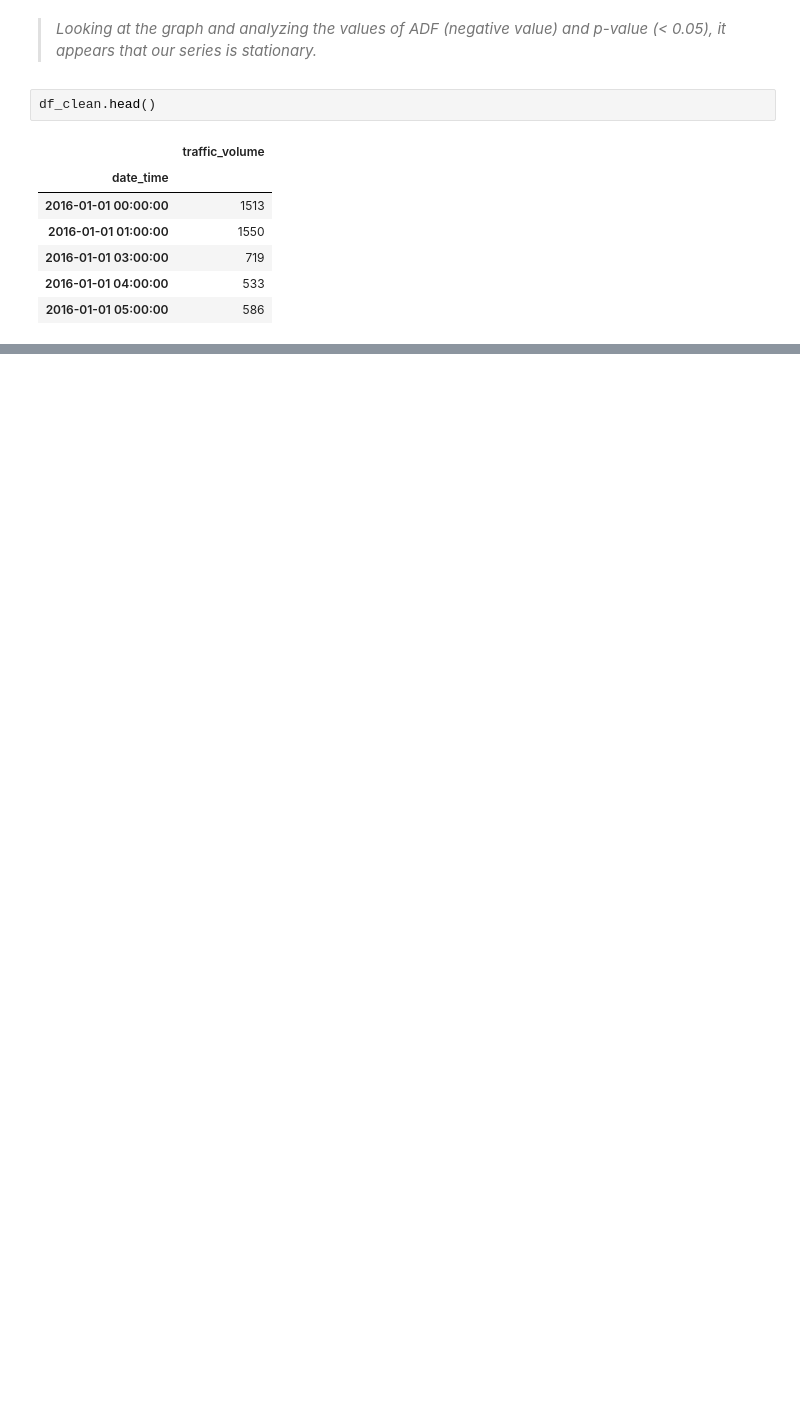
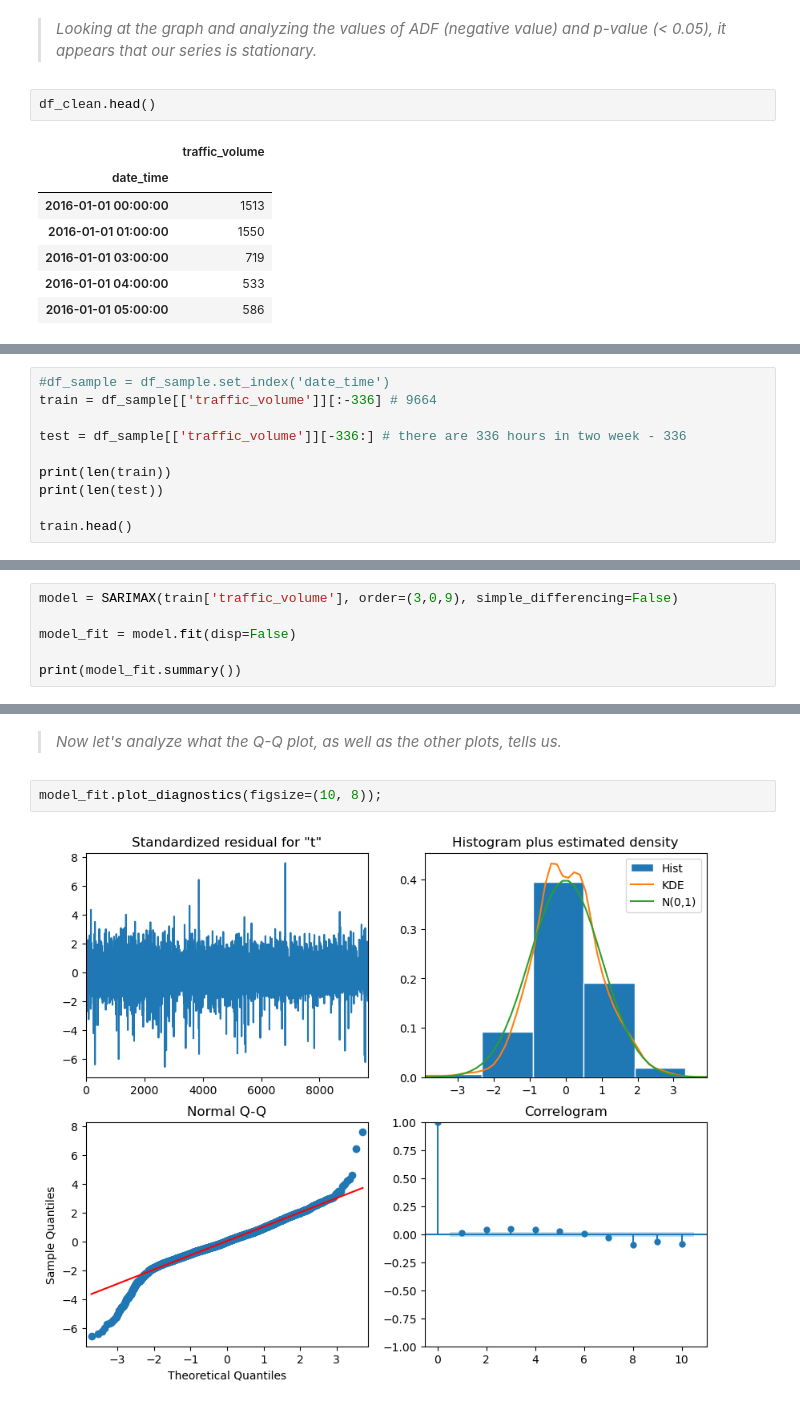
Before and after one commit to srcsergio/Machine-Learning-for-Business, a Jupyter notebook: MachineLearning_for_Business.ipynb, the cells around one changed output, grey strips where cells are left out. Cells and saved outputs as stored; diff of their text form; blank space fills up the shorter version.

```diff
--- a/MachineLearning_for_Business.ipynb
+++ b/MachineLearning_for_Business.ipynb
@@ -388,0 +471,10 @@ p-value: 0.0
+# %%
+#df_sample = df_sample.set_index('date_time')
+train = df_sample[['traffic_volume']][:-336] # 9664
+
+test = df_sample[['traffic_volume']][-336:] # there are 336 hours in two week - 336
+
+print(len(train))
+print(len(test))
+
+train.head()
@@ -388,0 +558,6 @@ p-value: 0.0
+# %%
+model = SARIMAX(train['traffic_volume'], order=(3,0,9), simple_differencing=False)
+
+model_fit = model.fit(disp=False)
+
+print(model_fit.summary())
@@ -388,0 +582,6 @@ p-value: 0.0
+# %% [markdown]
+>_Now let's analyze what the Q-Q plot, as well as the other plots, tells us._
+# %%
+model_fit.plot_diagnostics(figsize=(10, 8));
+# %% [output]
+[figure, added]
```
Also changed, not shown: parts of 35 cells of this notebook.
